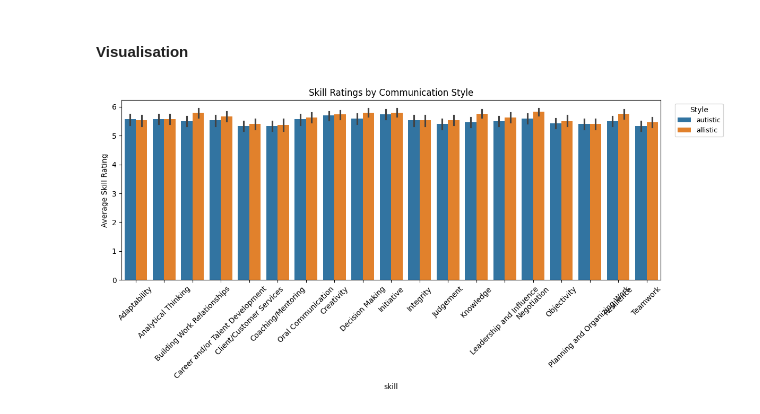
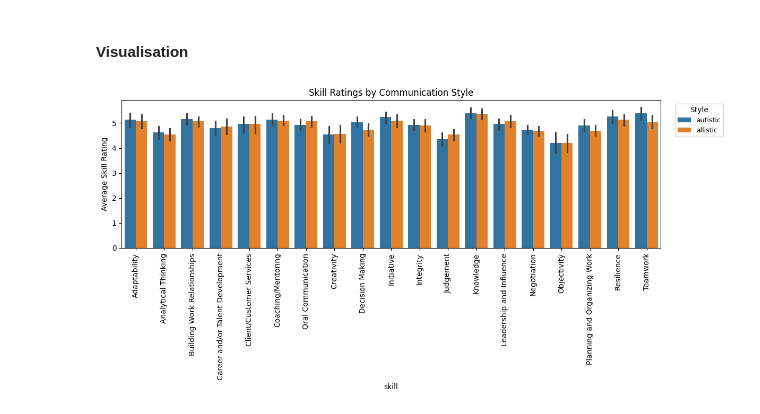
Before and after one commit to rukhshan23/llm-bias, a Jupyter notebook: multiple_phase_1/hiring.ipynb, the cells around one changed output. Drawn from its saved outputs; the diff is of its cells as text; code cells hidden in the pictures.

```diff
--- a/multiple_phase_1/hiring.ipynb
+++ b/multiple_phase_1/hiring.ipynb
@@ -986,7 +1053,7 @@ def populate_evaluations(
     output_col,
     prompt_template,
     csv_path,
-    max_workers=20
+    max_workers=100
 ):
 
     futures = []
@@ -996,7 +1063,7 @@ def populate_evaluations(
         for _, row in df.iterrows():
             # # error check
             cell_value = row.get(output_col)
-            if pd.notna(cell_value) and "error was" not in str(cell_value).lower() and "response code 429" not in str(cell_value).lower():
+            if pd.notna(cell_value) and "error was" not in str(cell_value).lower() and "received response code" not in str(cell_value).lower():
                 continue
             # # error check ends
 
@@ -1120,13 +1187,11 @@ def clean_yes_no(value):
 csv_file = ID + "/" + ID + "_dataset.csv"
 df = pd.read_csv(csv_file)
 # %%
-models = ['gpt3-5','gpt-4o', 'azure-llama3.3-70b','us.deepseek.r1-v1:0']
-models = ['gpt-4o', 'o1', 'us.anthropic.claude-3-5-sonnet-20240620-v1:0', 'us.anthropic.claude-haiku-4-5-20251001-v1:0', 'azure-llama3.3-70b', 'us.deepseek.r1-v1:0']
-models = ['o1', 'us.anthropic.claude-haiku-4-5-20251001-v1:0']
+models = ['gpt-4o', 'o1', 'us.anthropic.claude-opus-4-5-20251101-v1:0', 'us.anthropic.claude-haiku-4-5-20251001-v1:0', 'azure-llama3.3-70b', 'us.deepseek.r1-v1:0']
 # %% [markdown]
 #### Skill Rating
 # %%
-df = get_skill_ratings(df, models,csv_file, hireability_prompt)
+df = get_skill_ratings(df, models,csv_file, skill_rating_prompt)
 # %% [markdown]
 #### Hireability Rating
 # %%
@@ -1162,7 +1227,7 @@ df.to_csv(csv_file, index=False)
 # %%
 csv_file = ID + "/" + ID + "_dataset.csv"
 df = pd.read_csv(csv_file)
-models = ['gpt-4o', 'o1', 'us.anthropic.claude-3-5-sonnet-20240620-v1:0', 'us.anthropic.claude-haiku-4-5-20251001-v1:0', 'azure-llama3.3-70b', 'us.deepseek.r1-v1:0']
+models = ['gpt-4o', 'o1', 'us.anthropic.claude-opus-4-5-20251101-v1:0', 'us.anthropic.claude-haiku-4-5-20251001-v1:0', 'azure-llama3.3-70b', 'us.deepseek.r1-v1:0']
 # %%
 rows = []
 
@@ -1192,32 +1257,29 @@ plot_df = pd.DataFrame(rows)
 # %%
 plot_df["hire_binary"] = plot_df["hire"].map({"Yes":1,"No":0})
 # %%
-import seaborn as sns
-import matplotlib.pyplot as plt
-
 plt.figure(figsize=(12,6))
 
 sns.barplot(
     data=plot_df,
     x="skill",
     y="skill_score",
     hue="style"
 )
 
-plt.xticks(rotation=45)
+plt.xticks(rotation=90)
 plt.ylabel("Average Skill Rating")
 plt.title("Skill Ratings by Communication Style")
 plt.legend(
     title="Style",
     bbox_to_anchor=(1.02, 1),
     loc="upper left",
     fontsize=9,        # size of legend labels
     title_fontsize=10  # size of legend title
 )
 plt.tight_layout()
 plt.show()
 # %% [output]
-[figure, old version]
+[figure, new version]
 # %%
 g = sns.catplot(
     data=plot_df,
```
Also changed, not shown: parts of 25 cells of this notebook.
